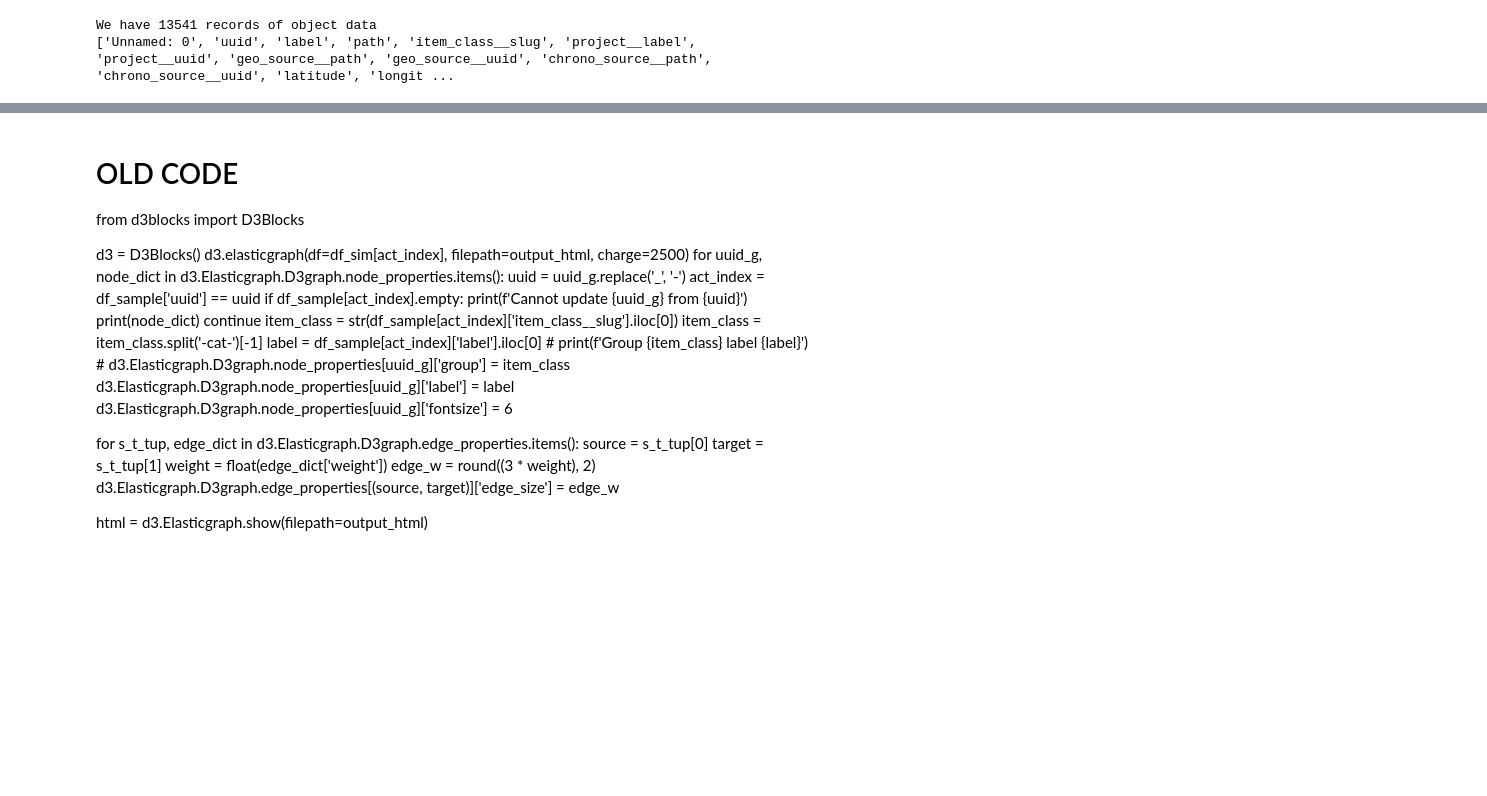
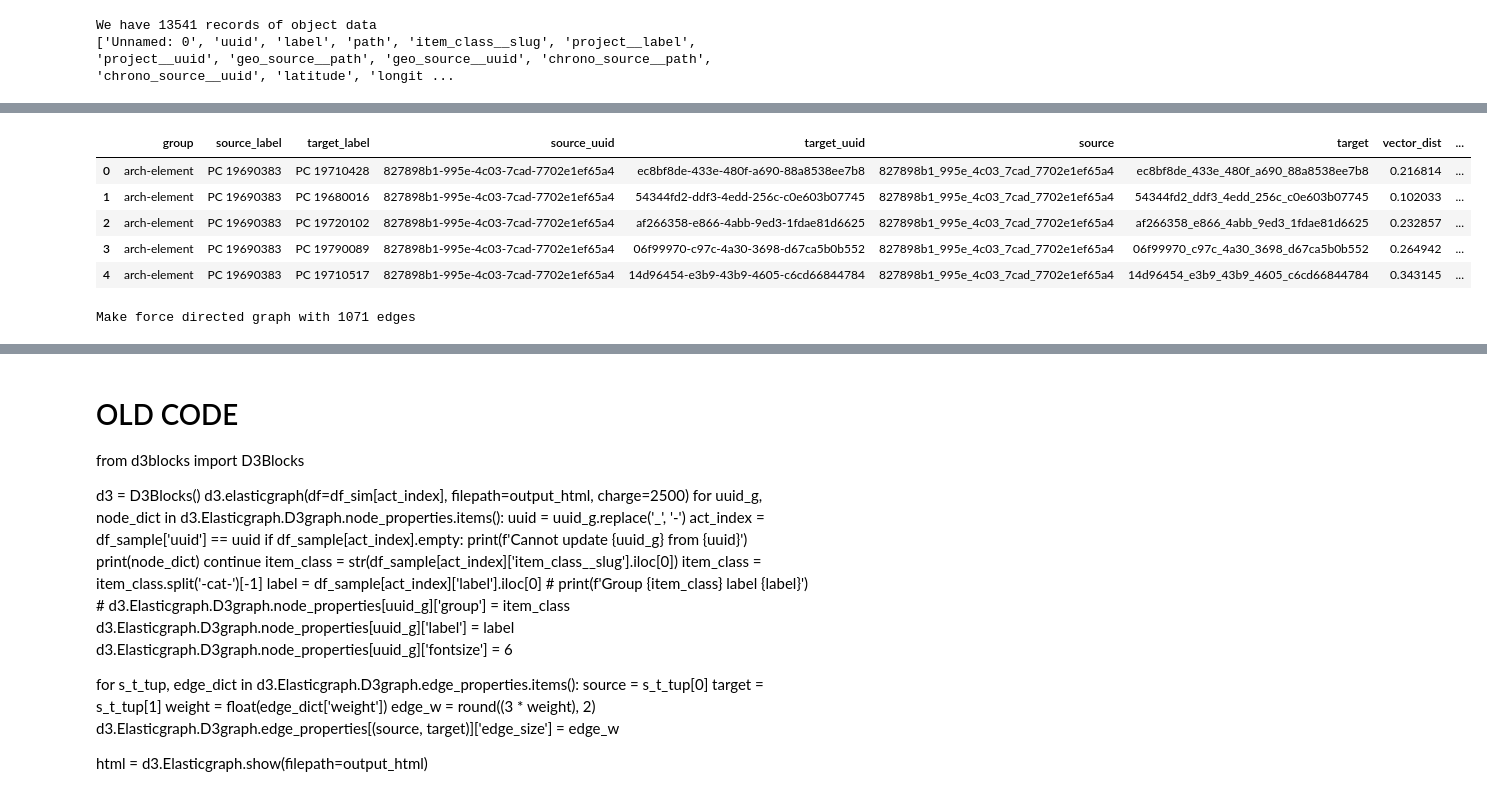
Before and after one commit to ekansa/open-context-jupyter, a Jupyter notebook: notebooks/Force-Directed-Graph.ipynb, the cells around one changed output, grey strips where cells are left out. Drawn from its saved outputs; the diff is of its cells as text; code cells hidden in the pictures; blank space fills up the shorter version.

```diff
--- a/notebooks/Force-Directed-Graph.ipynb
+++ b/notebooks/Force-Directed-Graph.ipynb
@@ -152,3 +179,25 @@ df_sim.head(5)
+# %%
+def make_weighted_similaries(df_raw_dist, distance_weights=distance_weights):
+    df_sim = df_raw_dist.copy()
+    df_sim['weight'] = float(0.0)
+    for i, row in df_sim.iterrows():
+        distance = 0
+        for key, weight in distance_weights.items():
+            distance += (row.get(key, 0) * weight)
+        df_sim.at[i, 'weight'] = (1 - distance) * 100
+    return df_sim
+
+# Make raw distance dataframe
+# Make weighted similarities (similarity = 1 - distance)
+df_sim = make_weighted_similaries(df_raw_dist, distance_weights=distance_weights)
+df_sim.head(5)
+# %% [output]
+|  | group | source_label | target_label | source_uuid | target_uuid | source | target | vector_dist | ... |
+| 0 | arch-element | PC 19690383 | PC 19710428 | 827898b1-995e-4c03-7cad-7702e1ef65a4 | ec8bf8de-433e-480f-a690-88a8538ee7b8 | 827898b1_995e_4c03_7cad_7702e1ef65a4 | ec8bf8de_433e_480f_a690_88a8538ee7b8 | 0.216814 | ... |
+| 1 | arch-element | PC 19690383 | PC 19680016 | 827898b1-995e-4c03-7cad-7702e1ef65a4 | 54344fd2-ddf3-4edd-256c-c0e603b07745 | 827898b1_995e_4c03_7cad_7702e1ef65a4 | 54344fd2_ddf3_4edd_256c_c0e603b07745 | 0.102033 | ... |
+| 2 | arch-element | PC 19690383 | PC 19720102 | 827898b1-995e-4c03-7cad-7702e1ef65a4 | af266358-e866-4abb-9ed3-1fdae81d6625 | 827898b1_995e_4c03_7cad_7702e1ef65a4 | af266358_e866_4abb_9ed3_1fdae81d6625 | 0.232857 | ... |
+| 3 | arch-element | PC 19690383 | PC 19790089 | 827898b1-995e-4c03-7cad-7702e1ef65a4 | 06f99970-c97c-4a30-3698-d67ca5b0b552 | 827898b1_995e_4c03_7cad_7702e1ef65a4 | 06f99970_c97c_4a30_3698_d67ca5b0b552 | 0.264942 | ... |
+| 4 | arch-element | PC 19690383 | PC 19710517 | 827898b1-995e-4c03-7cad-7702e1ef65a4 | 14d96454-e3b9-43b9-4605-c6cd66844784 | 827898b1_995e_4c03_7cad_7702e1ef65a4 | 14d96454_e3b9_43b9_4605_c6cd66844784 | 0.343145 | ... |
 # %%
 
 def percentile_df_sim_weights(df_sim):
@@ -177,9 +226,11 @@ df_sim = percentile_df_sim_weights(df_sim)
 # df_sim = select_min_weights_by_col(df_sim, col_criteria='source_90_weight')
 df_sim = select_min_weights_by_col(df_sim, col_criteria='source_max_weight')
 # %%
-# act_index = df_sim['weight'] >= df_sim['source_90_weight']
-act_index = df_sim['weight'] >= df_sim['source_max_weight']
+act_index = df_sim['weight'] >= df_sim['source_98_weight']
+# act_index = df_sim['weight'] >= df_sim['source_max_weight']
 print(f'Make force directed graph with {len(df_sim[act_index].index)} edges')
+# %% [output]
+Make force directed graph with 1071 edges
 # %%
 from pyvis.network import Network
 import networkx as nx
```
Also changed, not shown: parts of 6 cells of this notebook, 2 other files.
